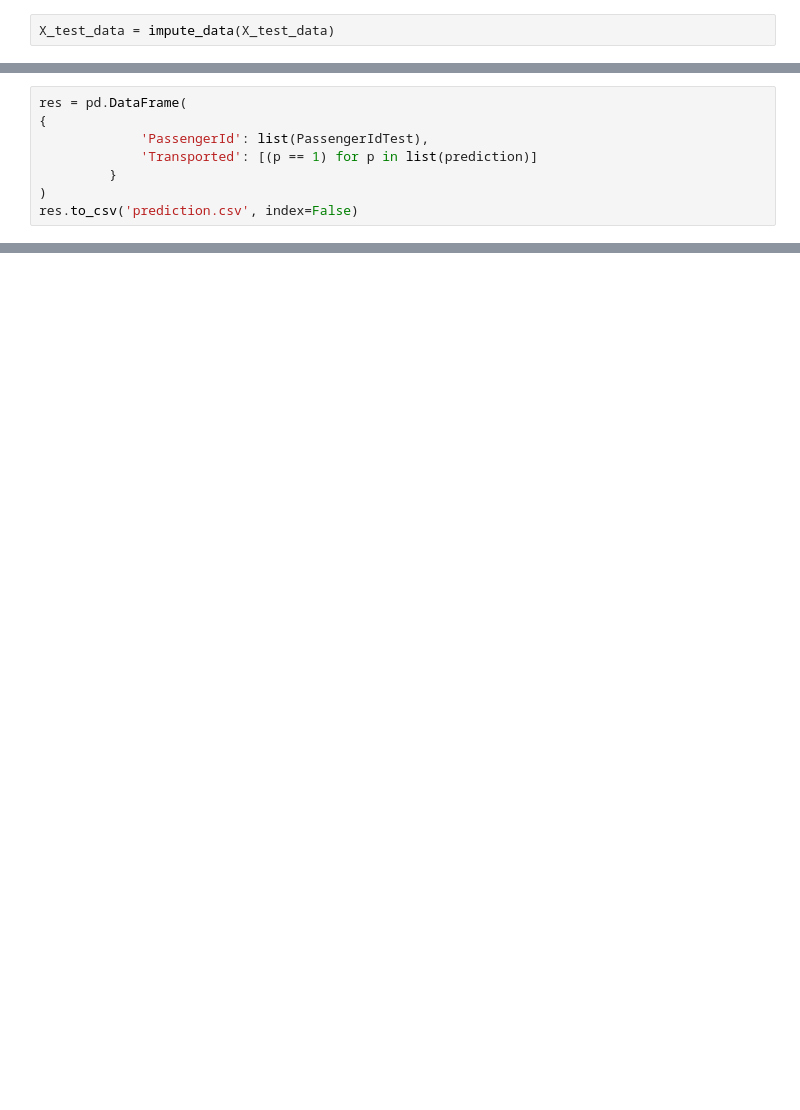
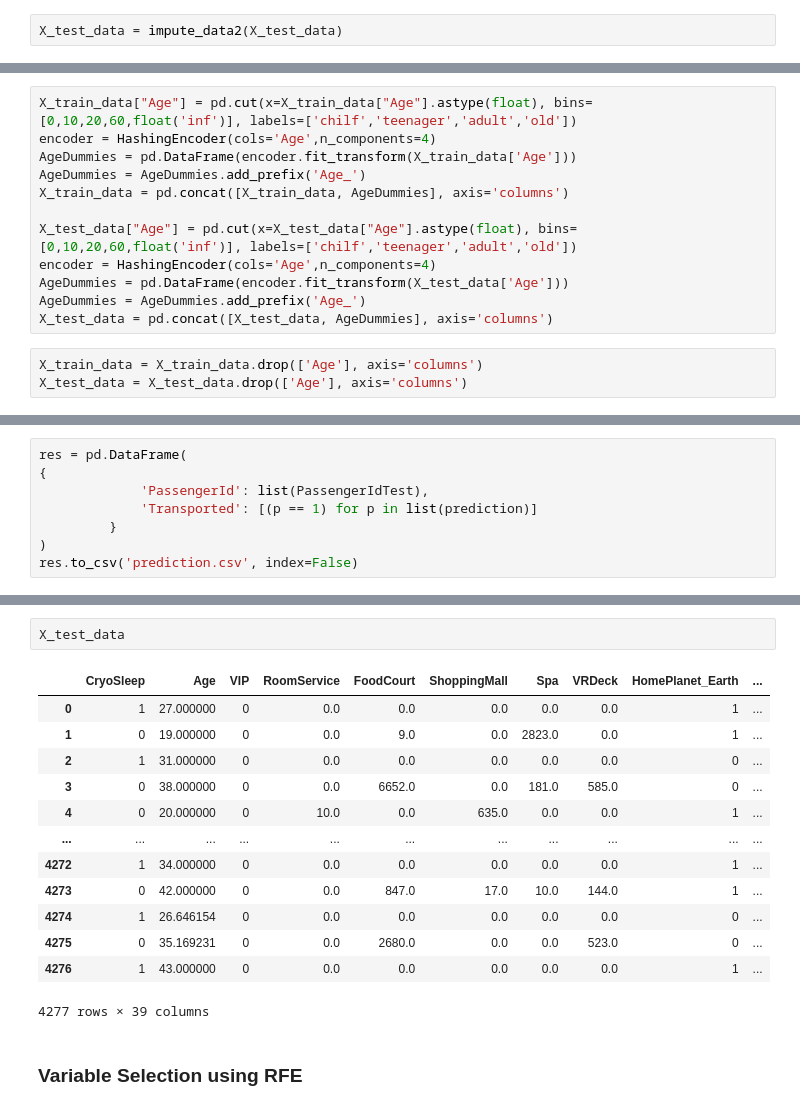
Before and after one commit to borachhun/MOST24-ApprenAuto-ENSIIE, a Jupyter notebook: john/Best attempt.ipynb, the cells around one changed output, grey strips where cells are left out. Saved outputs shown, nothing was run; the diff lists cells and outputs as text; blank space fills up the shorter version.

Commit message:
Best attempt with varible selection and imputation rules

```diff
--- a/john/Best attempt.ipynb
+++ b/john/Best attempt.ipynb
@@ -136,7 +165,7 @@ X_test_data = pd.read_csv('test.csv')
 # For writing to submission file
 PassengerIdTest = X_test_data['PassengerId']
 # %%
-X_test_data = impute_data(X_test_data)
+X_test_data = impute_data2(X_test_data)
 # %%
 X_test_data = split_column(X_test_data)
 # %%
@@ -156,3 +192,18 @@ X_test_data = pd.DataFrame(scaler.transform(X_test_data))
+# %%
+X_train_data["Age"] = pd.cut(x=X_train_data["Age"].astype(float), bins=[0,10,20,60,float('inf')], labels=['chilf','teenager','adult','old'])
+encoder = HashingEncoder(cols='Age',n_components=4)
+AgeDummies = pd.DataFrame(encoder.fit_transform(X_train_data['Age']))
+AgeDummies = AgeDummies.add_prefix('Age_')
+X_train_data = pd.concat([X_train_data, AgeDummies], axis='columns')
+
+X_test_data["Age"] = pd.cut(x=X_test_data["Age"].astype(float), bins=[0,10,20,60,float('inf')], labels=['chilf','teenager','adult','old'])
+encoder = HashingEncoder(cols='Age',n_components=4)
+AgeDummies = pd.DataFrame(encoder.fit_transform(X_test_data['Age']))
+AgeDummies = AgeDummies.add_prefix('Age_')
+X_test_data = pd.concat([X_test_data, AgeDummies], axis='columns')
+# %%
+X_train_data = X_train_data.drop(['Age'], axis='columns')
+X_test_data = X_test_data.drop(['Age'], axis='columns')
 # %%
 lgbm = lgb.LGBMClassifier(boosting_type ='gbdt', learning_rate = 0.005, n_estimators = 500, num_leaves = 31)
 lgbm.fit(X_train_data, Y_train_data)
@@ -168,0 +309,18 @@ res.to_csv('prediction.csv', index=False)
+# %%
+X_test_data
+# %% [output]
+|  | CryoSleep | Age | VIP | RoomService | FoodCourt | ShoppingMall | Spa | VRDeck | HomePlanet_Earth | ... |
+| 0 | 1 | 27.000000 | 0 | 0.0 | 0.0 | 0.0 | 0.0 | 0.0 | 1 | ... |
+| 1 | 0 | 19.000000 | 0 | 0.0 | 9.0 | 0.0 | 2823.0 | 0.0 | 1 | ... |
+| 2 | 1 | 31.000000 | 0 | 0.0 | 0.0 | 0.0 | 0.0 | 0.0 | 0 | ... |
+| 3 | 0 | 38.000000 | 0 | 0.0 | 6652.0 | 0.0 | 181.0 | 585.0 | 0 | ... |
+| 4 | 0 | 20.000000 | 0 | 10.0 | 0.0 | 635.0 | 0.0 | 0.0 | 1 | ... |
+| ... | ... | ... | ... | ... | ... | ... | ... | ... | ... | ... |
+| 4272 | 1 | 34.000000 | 0 | 0.0 | 0.0 | 0.0 | 0.0 | 0.0 | 1 | ... |
+| 4273 | 0 | 42.000000 | 0 | 0.0 | 847.0 | 17.0 | 10.0 | 144.0 | 1 | ... |
+| 4274 | 1 | 26.646154 | 0 | 0.0 | 0.0 | 0.0 | 0.0 | 0.0 | 0 | ... |
+| 4275 | 0 | 35.169231 | 0 | 0.0 | 2680.0 | 0.0 | 0.0 | 523.0 | 0 | ... |
+| 4276 | 1 | 43.000000 | 0 | 0.0 | 0.0 | 0.0 | 0.0 | 0.0 | 1 | ... |
+4277 rows × 39 columns
+# %% [markdown]
+### Variable Selection using RFE
```
Also changed, not shown: parts of 32 cells of this notebook.
